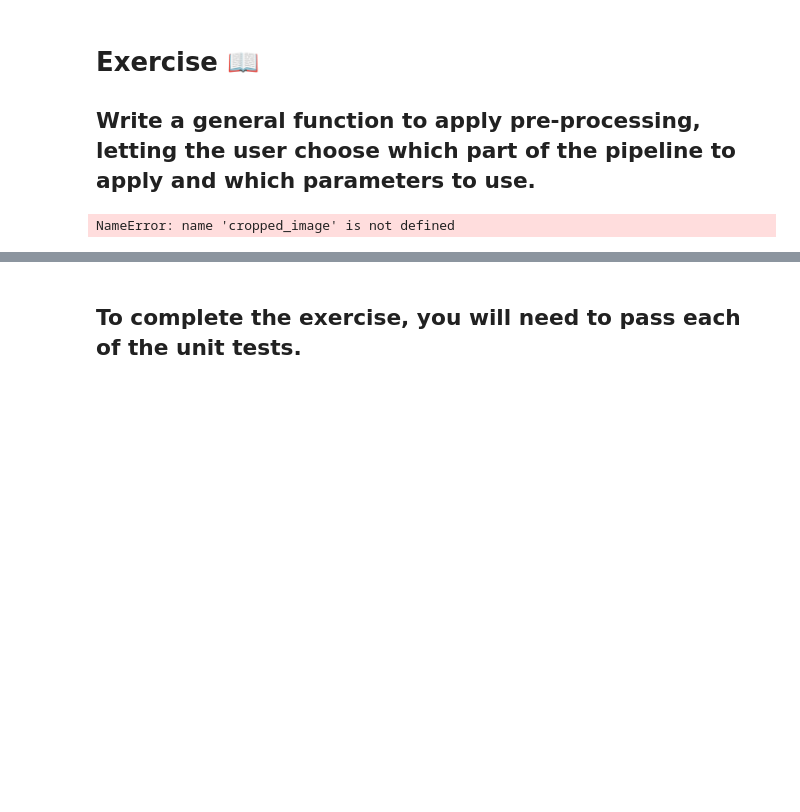
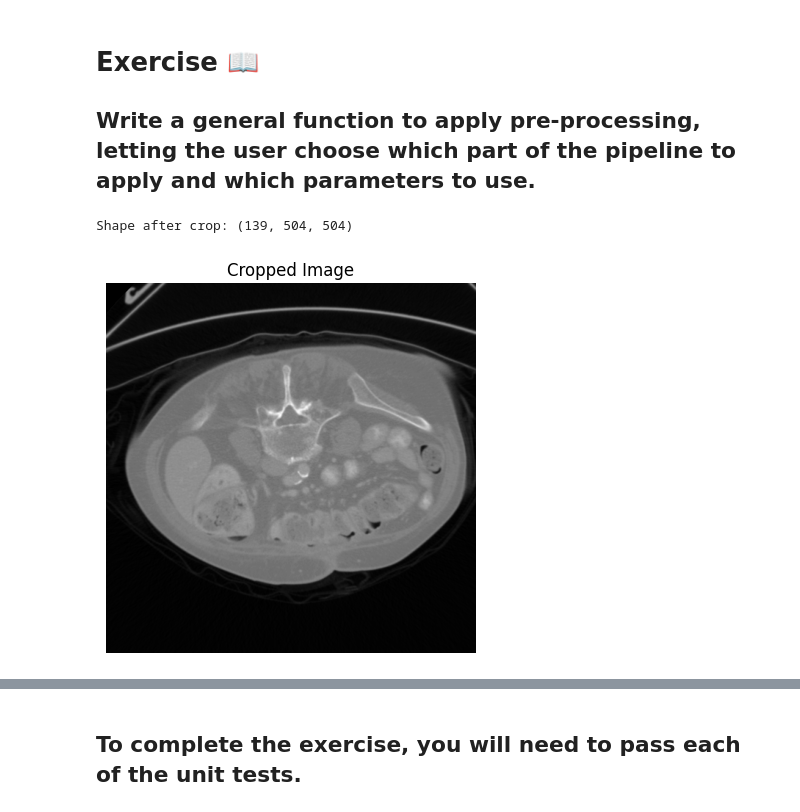
Before and after one commit to MBerg21/MIPN, a Jupyter notebook: Processing_to_complete.ipynb, the cells around one changed output, grey strips where cells are left out. Cells and saved outputs as stored; diff of their text form; code cells hidden in the pictures; blank space fills up the shorter version.

Commit message:
Ex 3 cropping test ready

```diff
--- a/Processing_to_complete.ipynb
+++ b/Processing_to_complete.ipynb
@@ -232,8 +232,8 @@ def preprocessVolume(image: sitk.Image,
       return NotImplementedError()
 # %%
 import SimpleITK as sitk
+import matplotlib.pyplot as plt
 import numpy as np
-import matplotlib.pyplot as plt
 
 def preprocessVolume(image: sitk.Image,
                      pipelineInstructions: dict = {
@@ -242,35 +242,53 @@ def preprocessVolume(image: sitk.Image,
                            "axis": (0, 0, 0)  # Crop from each side (x, y, z)
                            },
                         "pad": {
                            "enable": False,
                            "mode": "constant",
                            "const": 0,
                            "lower_bound": [0, 0, 0],
                            "upper_bound": [0, 0, 0]
                            },
                         "normalize": {
                            "enable": False,
                            "lower_value": 0,
                            "upper_value": 1
                            },
                         "mask": {
                            "enable": False,
                            "threshold": 0
                            },
                      }
                   ) -> sitk.Image:
     # Perform cropping if enabled
     if pipelineInstructions["crop"]["enable"]:
         crop_axis = pipelineInstructions["crop"]["axis"]
         # Crop 'crop_axis' pixels from each side for each dimension
-        lower_bound = (crop_axis[0], crop_axis[1], crop_axis[2])
-        upper_bound = (crop_axis[0], crop_axis[1], crop_axis[2])
-        image = sitk.Crop(image, lower_bound, upper_bound)
+        cropped_image = sitk.Crop(image, crop_axis, crop_axis)
+    else:
+        cropped_image = image  # If cropping is not enabled, return the original image
 
     return cropped_image
 
-plt.imshow(cropped_image)
+
+pipelineInstructions = {
+    "crop": {"enable": True, "axis": (4, 4, 4)},  # Example cropping values
+    "pad": {"enable": False},
+    "normalize": {"enable": False},
+    "mask": {"enable": False}
+}
+
+# Perform cropping using the preprocessVolume function
+cropped_ct_sitk = preprocessVolume(ct_sitk, pipelineInstructions)
+
+# Convert the cropped SimpleITK image to a NumPy array for displaying
+cropped_ct_array = sitk.GetArrayFromImage(cropped_ct_sitk)
+
+# Display the cropped image
+plt.imshow(cropped_ct_array[cropped_ct_array.shape[0] // 2], cmap='gray')
+print(f'Shape after crop: {sitk.GetArrayFromImage(cropped_ct_sitk).shape}')
 plt.axis('off')  # Hide axes
+plt.title("Cropped Image")
 plt.show()
 # %% [output]
-NameError: name 'cropped_image' is not defined
+Shape after crop: (139, 504, 504)
+[figure, added]
```
Also changed, not shown: parts of 2 cells of this notebook.
